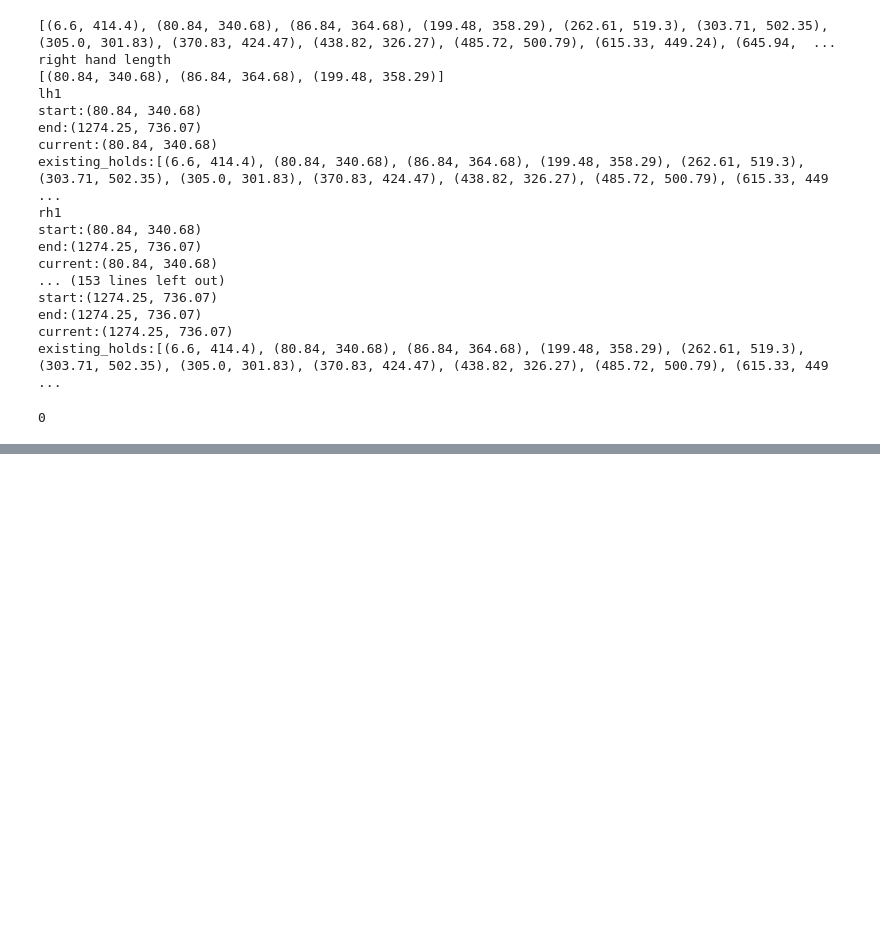
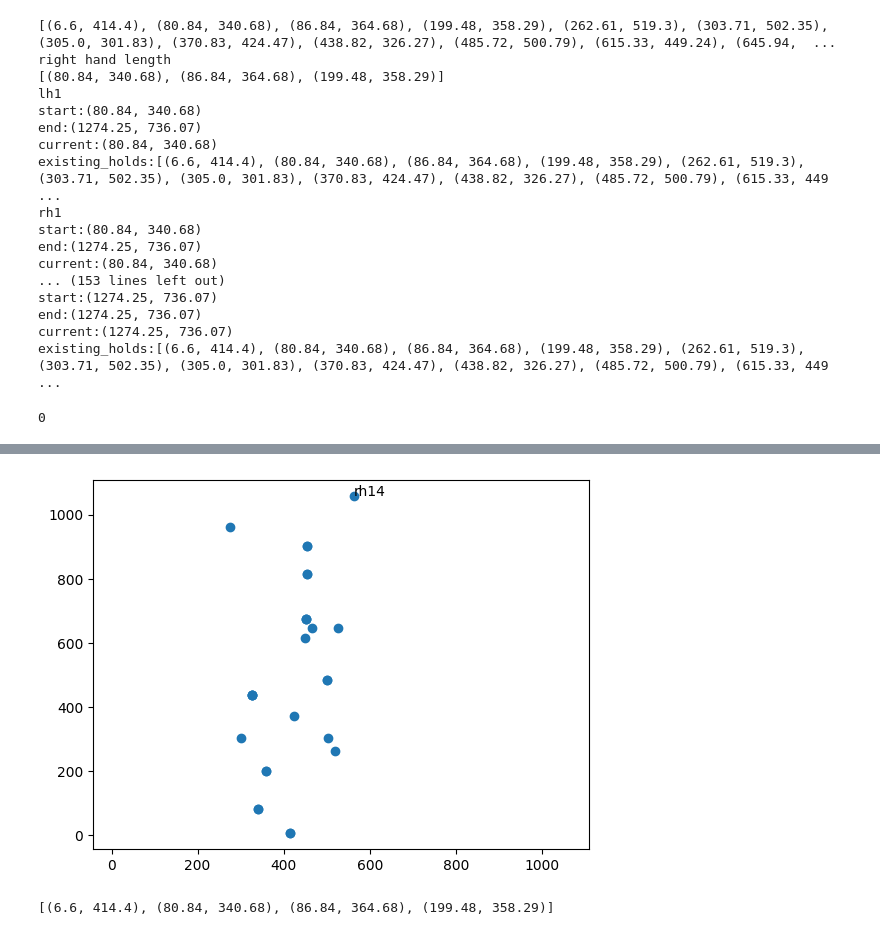
Before and after one commit to yacoine/rco, a Jupyter notebook: rock_climbing_optimizer.ipynb, the cells around one changed output, grey strips where cells are left out. Drawn from its saved outputs; the diff is of its cells as text; code cells hidden in the pictures; blank space fills up the shorter version.

```diff
--- a/rock_climbing_optimizer.ipynb
+++ b/rock_climbing_optimizer.ipynb
@@ -695,0 +689,53 @@ math.dist(l,r)
+# %%
+import matplotlib.pyplot as plt
+from IPython.display import clear_output
+import time
+
+x = [5,-3,-6,0,0,4]
+y = [3,1,-4,-3,0,-5]
+n=['A','B','C','D','E','F']
+
+y=list(zip(*plot))[0] #turn right hand tuple coordinates to list of only x coordinates
+x=list(zip(*plot))[1]
+
+print(plot)
+
+#print(x)
+#print(y)
+print(n)
+
+
+n=name
+
+fig, ax = plt.subplots()
+ax.scatter(x, y)
+plt.axis([min(x+y)-50 ,max(x+y)+50 , min(y+x)-50,max(y+x)+50 ])
+
+for i, txt in enumerate(n):
+    clear_output(wait=True)
+    fig, ax = plt.subplots()
+    ax.scatter(x, y)
+    plt.axis([min(x+y)-50 ,max(x+y)+50 , min(y+x)-50,max(y+x)+50 ])
+    time.sleep(1)
+    ax.annotate(txt, (x[i], y[i]))
+    plt.show()
+# %% [output]
+[figure, added]
+# %%
+from climbing_biomechanics import *
+from cv2_v2 import *
+wall = [(6.6, 414.4), (80.84, 340.68), (86.84, 364.68), (199.48, 358.29), (262.61, 519.3), (303.71, 502.35), (305.0, 301.83), (370.83, 424.47), (438.82, 326.27), (485.72, 500.79), (615.33, 449.24), (645.94, 465.55), (646.93, 525.24), (675.85, 452.34), (796.38, 224.31), (815.16, 455.12), (902.74, 453.68), (962.45, 274.77), (1006.76, 274.98), (1059.12, 562.71), (1143.13, 419.56), (1177.59, 657.45), (1236.67, 196.72), (1274.25, 736.07), (1330.17, 190.39)]
+
+rh=Appendage(start=(262.61, 519.3),end=(1274.25, 736.07),current=(262.61, 519.3),length=200,existing_holds=wall)
+lh=Appendage(start=(262.61, 519.3),end=(1274.25, 736.07),current=(262.61, 519.3),length=200,existing_holds=wall)
+rf=Appendage(start=(6.6, 414.4),end=(1274.25, 736.07),current=(6.6, 414.4),length=200,existing_holds=wall, b_type='foot')
+lf=Appendage(start=(6.6, 414.4),end=(1274.25, 736.07),current=(6.6, 414.4),length=200,existing_holds=wall, b_type='foot')
+
+rh_current=rh.current
+lh_current=lh.current
+
+existing_holds=[(6.6, 414.4), (80.84, 340.68), (86.84, 364.68), (199.48, 358.29), (262.61, 519.3)]
+
+leg_hand_constraint(rh,existing_holds)
+# %% [output]
+[(6.6, 414.4), (80.84, 340.68), (86.84, 364.68), (199.48, 358.29)]
```
Also changed, not shown: parts of 6 cells of this notebook, 1 other file.
